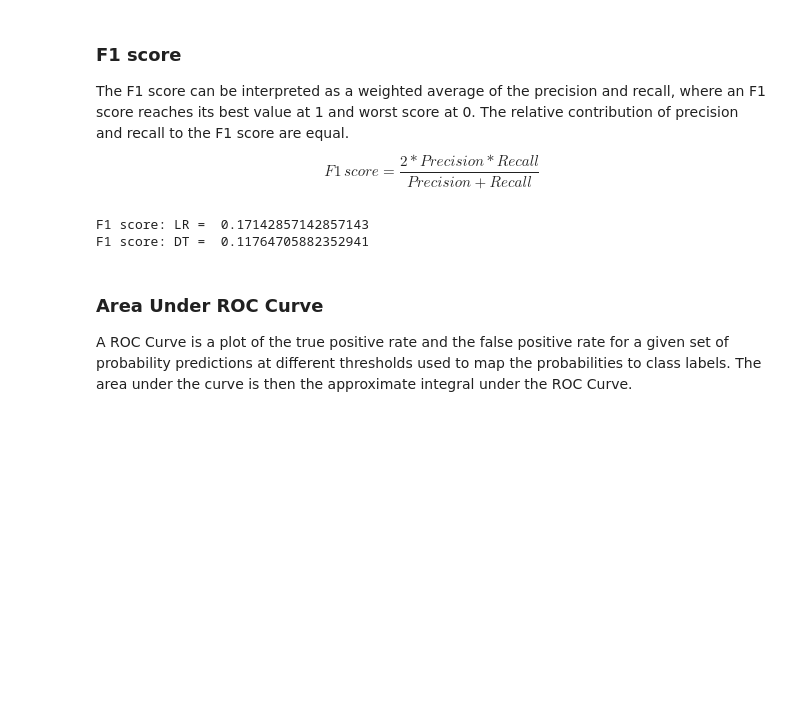
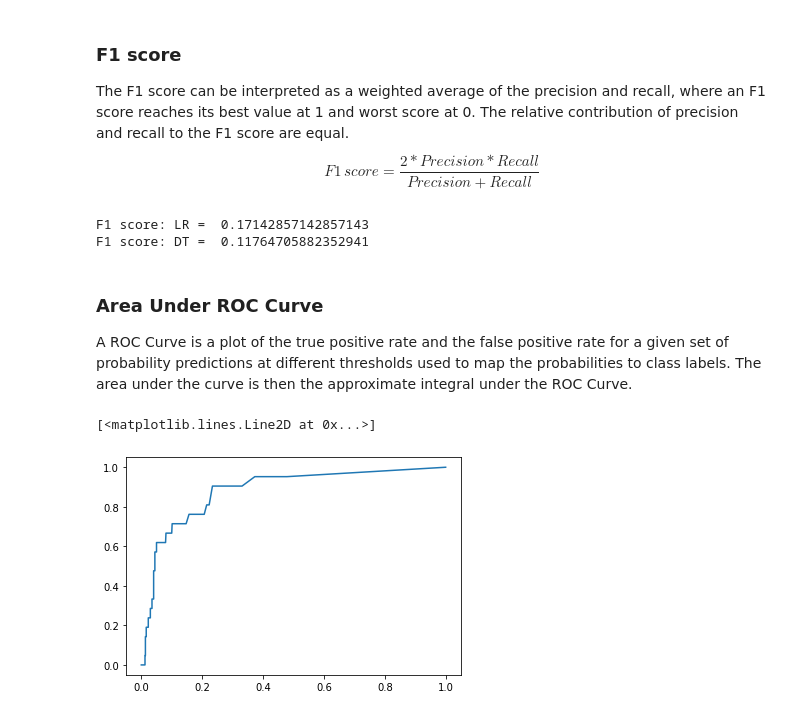
Before and after one commit to IIAnirudhII/AI-and-ML, a Jupyter notebook: AI-and-ML/Lab5/task_1_classification_metrics.ipynb, the cells around one changed output. Drawn from its saved outputs; the diff is of its cells as text; code cells hidden in the pictures; blank space fills up the shorter version.

```diff
--- a/AI-and-ML/Lab5/task_1_classification_metrics.ipynb
+++ b/AI-and-ML/Lab5/task_1_classification_metrics.ipynb
@@ -299,3 +299,32 @@ F1 score: DT =  0.11764705882352941
 # %% [markdown]
 ### Area Under ROC Curve
 A ROC Curve is a plot of the true positive rate and the false positive rate for a given set of probability predictions at different thresholds used to map the probabilities to class labels. The area under the curve is then the approximate integral under the ROC Curve.
+# %%
+def my_roc_curve(X,y,model,thresholds=None):
+  tprs=[]
+  fprs=[]
+  if thresholds is None:
+    n=1000
+    thresholds = [i/n for i in range(0,n+1)]
+    for threshold in thresholds:
+      y_pred = pd.DataFrame(model.predict_proba(X)[:,1]).applymap(lambda x: 1 if x>=threshold else 0).values.reshape(-1,)
+      tp=np.sum((y_pred == 1) & (y == 1))
+      tn=np.sum((y_pred == 0) & (y == 0))
+      fn=np.sum((y_pred == 0) & (y == 1))
+      fp=np.sum((y_pred == 1) & (y == 0))
+      tpr = tp / (tp+fn)
+      fpr = fp / (fp+tn)
+      tprs.append(tpr)
+      fprs.append(fpr)
+
+    tprs.append(0)
+    fprs.append(0)
+    thresholds.append(0)
+    return np.array(tprs), np.array(fprs), np.array(threshold)
+# %%
+tprs,fprs, _ = my_roc_curve(X_test,y_test,clf1)
+# %%
+plt.plot(fprs,tprs)
+# %% [output]
+[<matplotlib.lines.Line2D at 0x...>]
+[figure, added]
```
Also changed, not shown: parts of 6 cells of this notebook.
